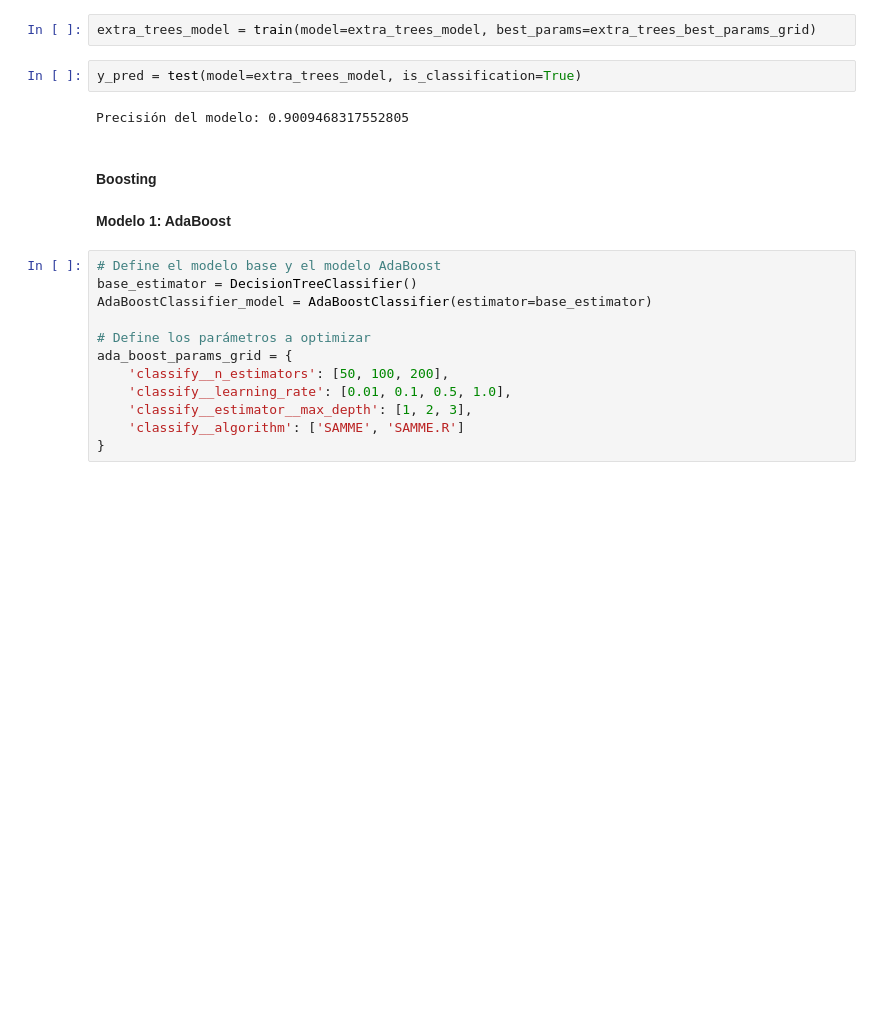
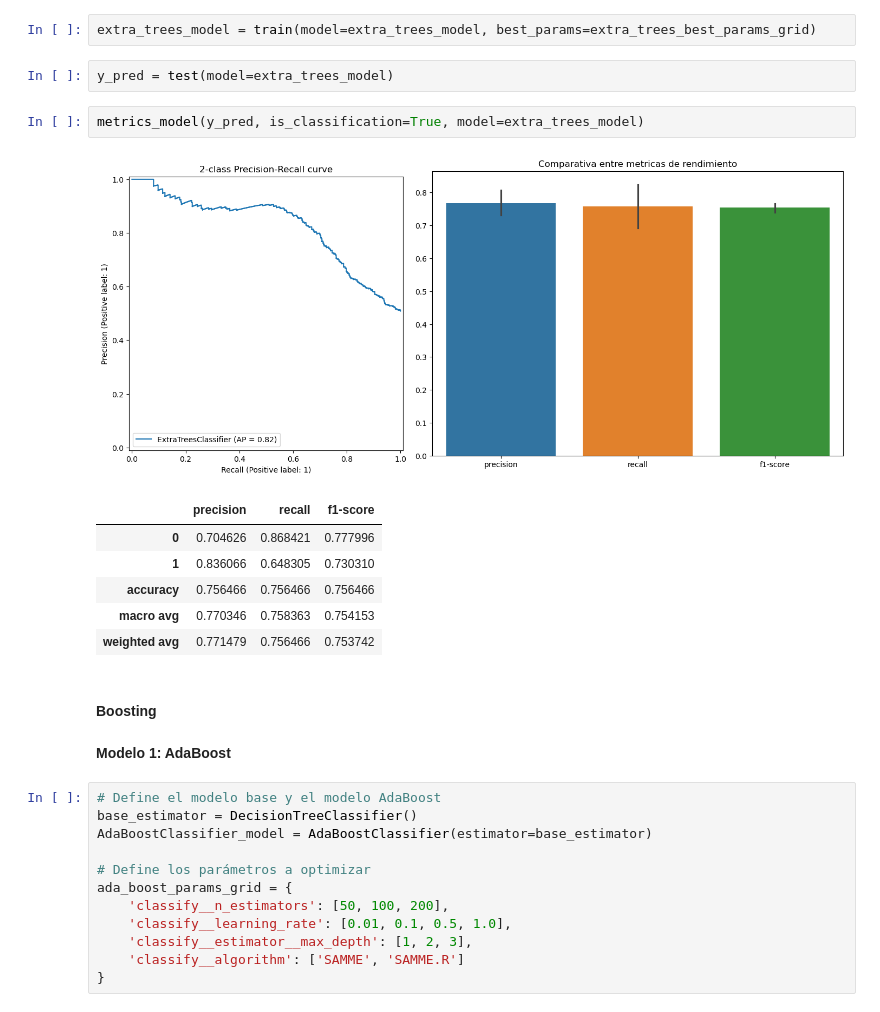
Before and after one commit to ianCristianAriel/2024-portugal-banco-privado, a Jupyter notebook: notebooks and scripts/4_ml.ipynb, the cells around one changed output. Cells and saved outputs as stored; diff of their text form; blank space fills up the shorter version.

```diff
--- a/notebooks and scripts/4_ml.ipynb
+++ b/notebooks and scripts/4_ml.ipynb
@@ -243,9 +366,17 @@ Traceback (most recent call last):
 # %%
 extra_trees_model = train(model=extra_trees_model, best_params=extra_trees_best_params_grid)
 # %%
-y_pred = test(model=extra_trees_model, is_classification=True)
+y_pred = test(model=extra_trees_model)
-# %% [output]
-Precisión del modelo: 0.9009468317552805
+# %%
+metrics_model(y_pred, is_classification=True, model=extra_trees_model)
+# %% [output]
+[figure, added]
+|  | precision | recall | f1-score |
+| 0 | 0.704626 | 0.868421 | 0.777996 |
+| 1 | 0.836066 | 0.648305 | 0.730310 |
+| accuracy | 0.756466 | 0.756466 | 0.756466 |
+| macro avg | 0.770346 | 0.758363 | 0.754153 |
+| weighted avg | 0.771479 | 0.756466 | 0.753742 |
 # %% [markdown]
 #### Boosting
 # %% [markdown]
```
Also changed, not shown: parts of 39 cells of this notebook, 1 other file.
